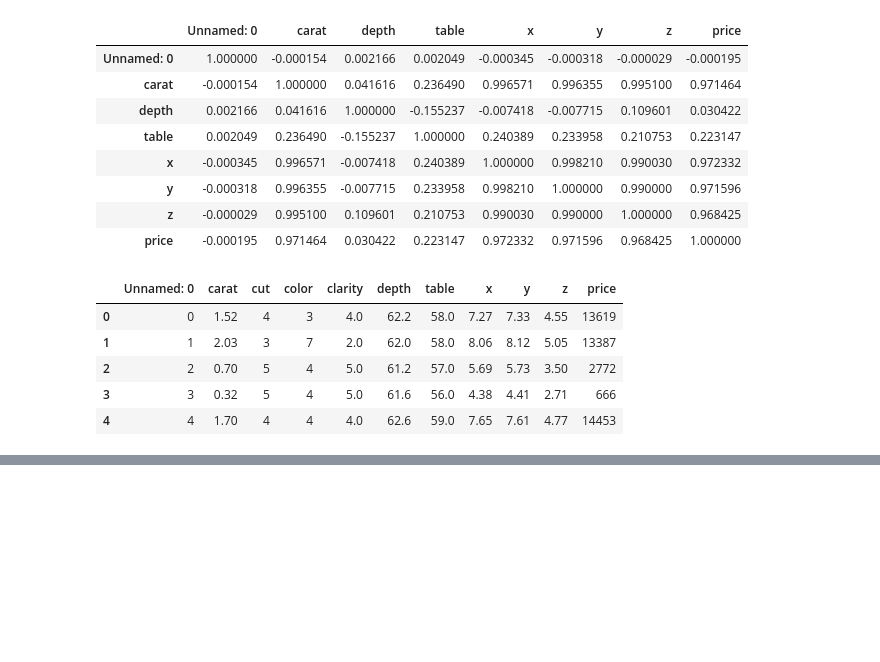
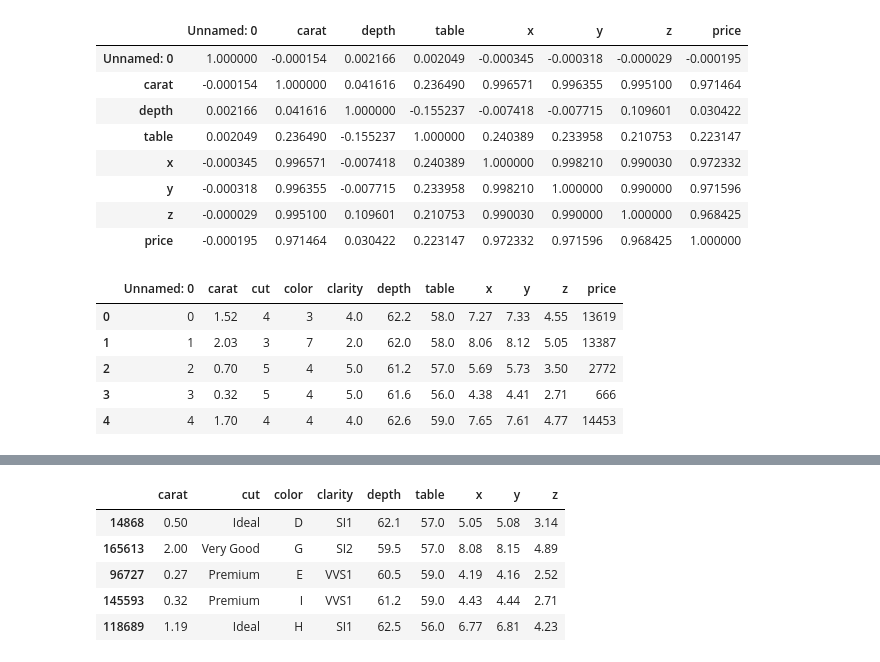
Before and after one commit to pravin-nawghare/MLOPS-project, a Jupyter notebook: experiment/experiments.ipynb, the cells around one changed output, grey strips where cells are left out. Saved outputs shown, nothing was run; the diff lists cells and outputs as text; code cells hidden in the pictures; blank space fills up the shorter version.

```diff
--- a/experiment/experiments.ipynb
+++ b/experiment/experiments.ipynb
@@ -178,0 +214,9 @@ from sklearn.compose import ColumnTransformer
+# %%
+x_test.head()
+# %% [output]
+|  | carat | cut | color | clarity | depth | table | x | y | z |
+| 14868 | 0.50 | Ideal | D | SI1 | 62.1 | 57.0 | 5.05 | 5.08 | 3.14 |
+| 165613 | 2.00 | Very Good | G | SI2 | 59.5 | 57.0 | 8.08 | 8.15 | 4.89 |
+| 96727 | 0.27 | Premium | E | VVS1 | 60.5 | 59.0 | 4.19 | 4.16 | 2.52 |
+| 145593 | 0.32 | Premium | I | VVS1 | 61.2 | 59.0 | 4.43 | 4.44 | 2.71 |
+| 118689 | 1.19 | Ideal | H | SI1 | 62.5 | 56.0 | 6.77 | 6.81 | 4.23 |
```
Also changed, not shown: parts of 26 cells of this notebook, 1 other file.
